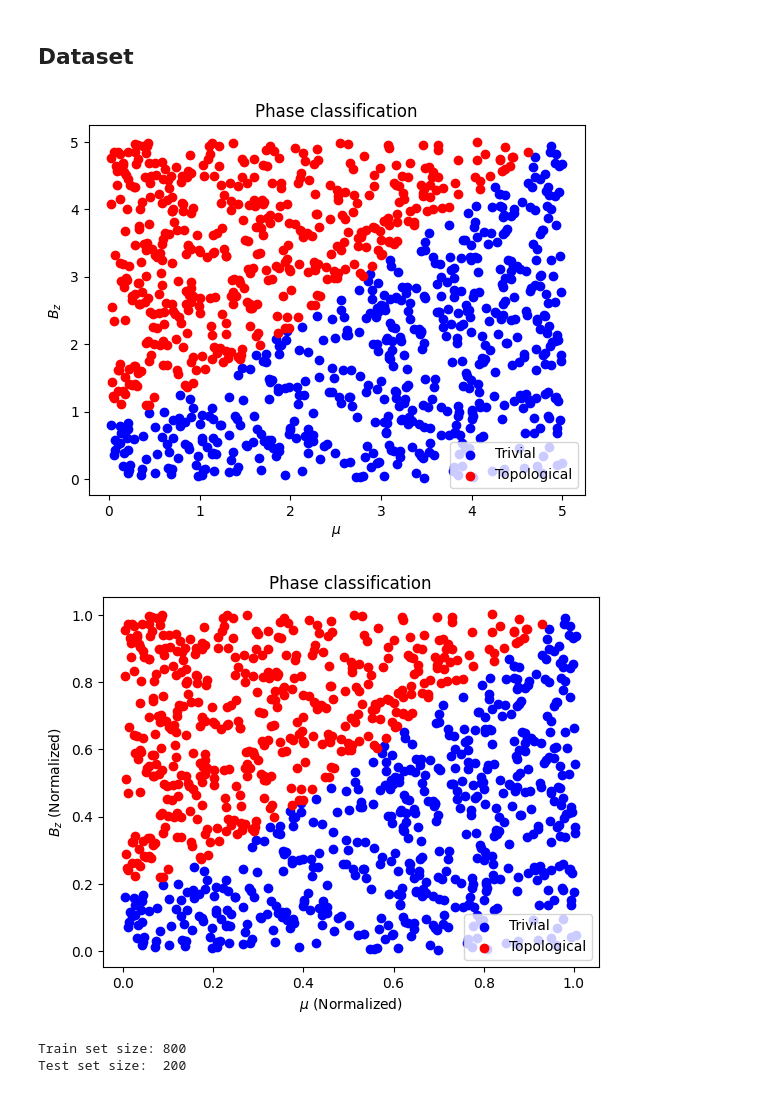
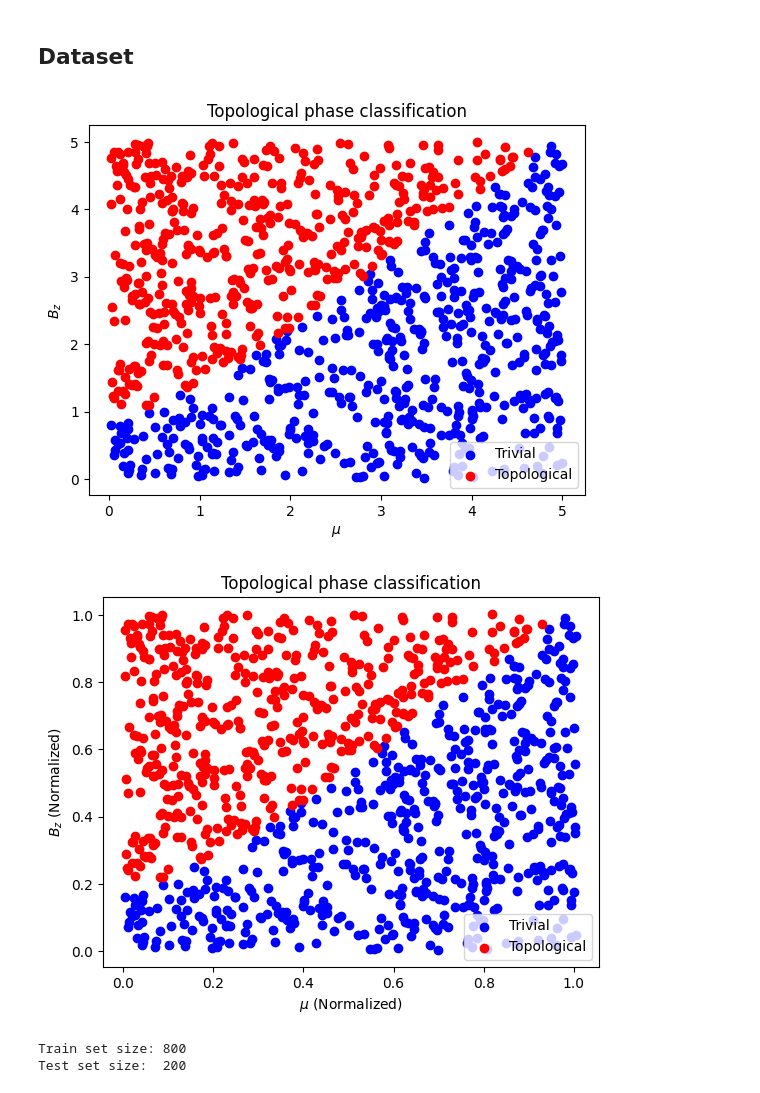
Before and after one commit to QSciTech-QuantumBC-Workshop/save-quantum, a Jupyter notebook: topo_classifier_project.ipynb, the cells around one changed output. Drawn from its saved outputs; the diff is of its cells as text; code cells hidden in the pictures.

```diff
--- a/topo_classifier_project.ipynb
+++ b/topo_classifier_project.ipynb
@@ -73,37 +106,37 @@ for i in range(nvals):
         y[i]=1
 
 x_blue = x[y==0]
 x_red = x[y==1]
 
 plt.figure()
 plt.scatter(x_blue[:,0], x_blue[:,1], c='b', label="Trivial")
 plt.scatter(x_red[:,0], x_red[:,1], c='r', label="Topological")
-plt.title("Phase classification")
+plt.title("Topological phase classification")
 plt.xlabel('$\mu$')
 plt.ylabel('$B_z$')
 plt.legend()
 plt.show()
 
 #Normalization
 x[:,0] = x[:,0] / (np.max(x[:,0]) - np.min(x[:,0]))
 x[:,1] = x[:,1] / (np.max(x[:,1]) - np.min(x[:,1]))
 bz_norm=x[:,0]
 mu_norm=x[:,1]
 
 x_blue = x[y==0]
 x_red = x[y==1]
 
 plt.figure()
 plt.scatter(x_blue[:,0], x_blue[:,1], c='b', label="Trivial")
 plt.scatter(x_red[:,0], x_red[:,1], c='r', label="Topological")
-plt.title("Phase classification")
+plt.title("Topological phase classification")
 plt.xlabel('$\mu$ (Normalized)')
 plt.ylabel('$B_z$ (Normalized)')
 plt.legend()
 plt.show()
 # %% [output]
-[figure, old version]
+[figure, new version]
-[figure, old version]
+[figure, new version]
 # %%
 test_ratio = 0.2
 x_train, x_test, y_train, y_test = train_test_split(x, y, test_size=test_ratio, random_state=SEED, stratify=y)
```
Also changed, not shown: parts of 39 cells of this notebook.
